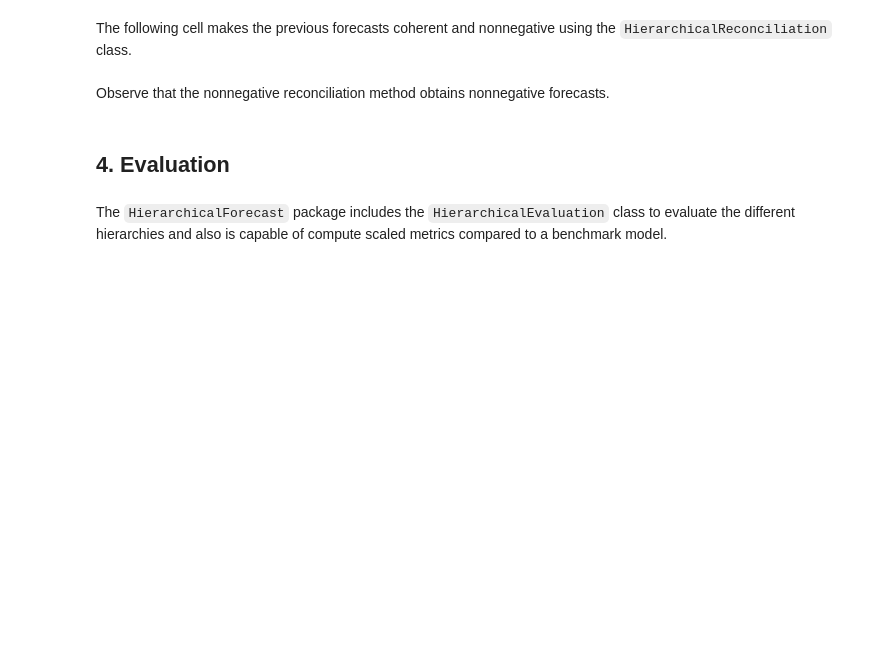
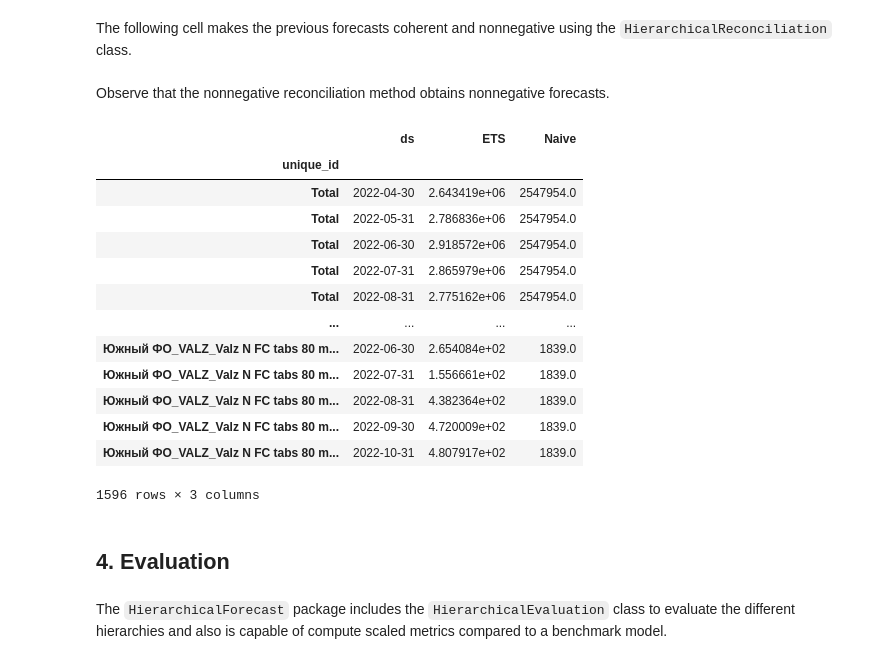
Before and after one commit to ariellubonja/hierarchical-time-series, a Jupyter notebook: hierarchical_ts.ipynb, the cells around one changed output. Saved outputs shown, nothing was run; the diff lists cells and outputs as text; code cells hidden in the pictures; blank space fills up the shorter version.

```diff
--- a/hierarchical_ts.ipynb
+++ b/hierarchical_ts.ipynb
@@ -362,6 +362,23 @@ Y_rec_df = hrec.reconcile(Y_hat_df=Y_hat_df, Y_df=Y_train_df,
                           S=S_df, tags=tags)
 # %% [markdown]
 Observe that the nonnegative reconciliation method obtains nonnegative forecasts.
+# %%
+Y_hat_df
+# %% [output]
+|  | ds | ETS | Naive |
+| unique_id |  |  |  |
+| Total | 2022-04-30 | 2.643419e+06 | 2547954.0 |
+| Total | 2022-05-31 | 2.786836e+06 | 2547954.0 |
+| Total | 2022-06-30 | 2.918572e+06 | 2547954.0 |
+| Total | 2022-07-31 | 2.865979e+06 | 2547954.0 |
+| Total | 2022-08-31 | 2.775162e+06 | 2547954.0 |
+| ... | ... | ... | ... |
+| Южный ФО_VALZ_Valz N FC tabs 80 m... | 2022-06-30 | 2.654084e+02 | 1839.0 |
+| Южный ФО_VALZ_Valz N FC tabs 80 m... | 2022-07-31 | 1.556661e+02 | 1839.0 |
+| Южный ФО_VALZ_Valz N FC tabs 80 m... | 2022-08-31 | 4.382364e+02 | 1839.0 |
+| Южный ФО_VALZ_Valz N FC tabs 80 m... | 2022-09-30 | 4.720009e+02 | 1839.0 |
+| Южный ФО_VALZ_Valz N FC tabs 80 m... | 2022-10-31 | 4.807917e+02 | 1839.0 |
+1596 rows × 3 columns
 # %% [markdown]
 ## 4. Evaluation
 # %% [markdown]
```
Also changed, not shown: parts of 6 cells of this notebook.
